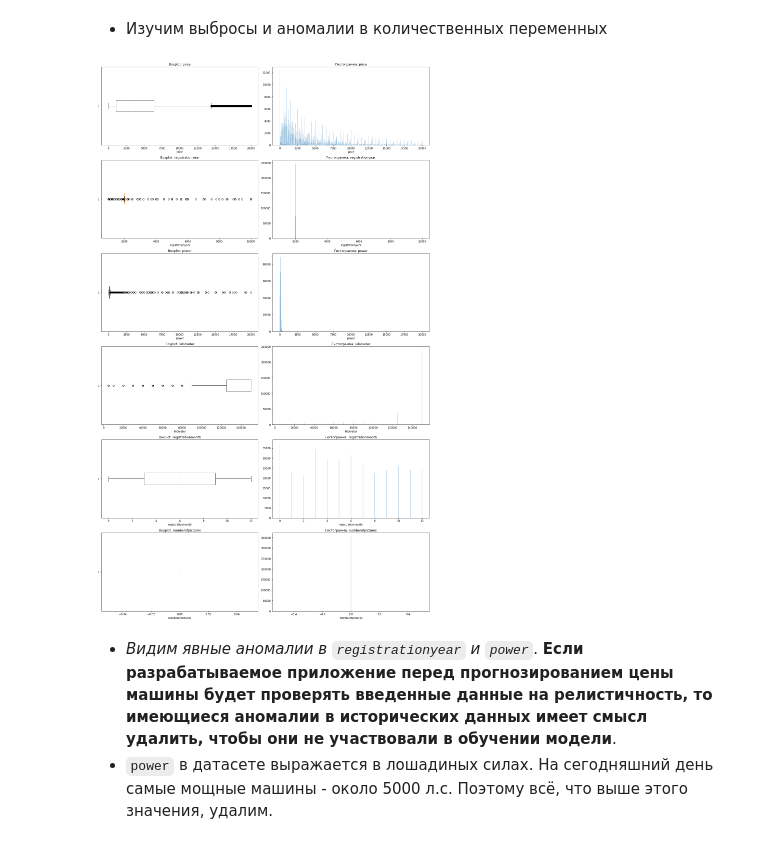
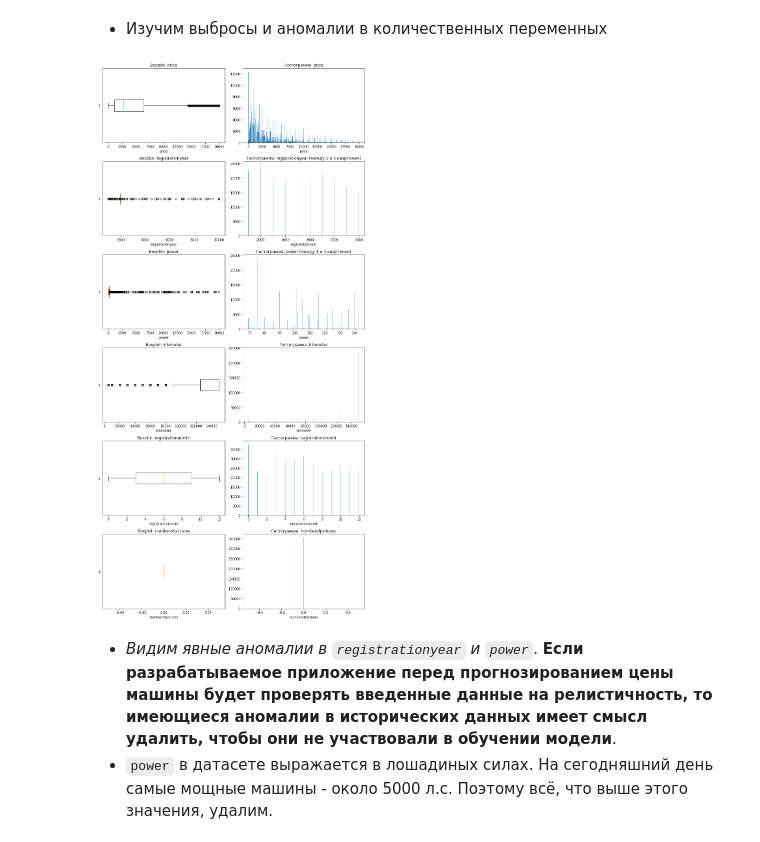
Before and after one commit to YuliyaKotova/projects, a Jupyter notebook: car_price_predict/car_price_predict.ipynb, the cells around one changed output. Saved outputs shown, nothing was run; the diff lists cells and outputs as text; code cells hidden in the pictures.

```diff
--- a/car_price_predict/car_price_predict.ipynb
+++ b/car_price_predict/car_price_predict.ipynb
@@ -260,7 +260,7 @@ print('Длина датасета после удаления строк-дуб
 # %%
 def fun_ax(ax, plot, x, y=None, title=None,
            x_label=None, y_label=None,
-           color=None):
+           color=None, x_range=None):
     """ функция для рисования plt.subplots
 
     параметры:
@@ -272,6 +272,7 @@ def fun_ax(ax, plot, x, y=None, title=None,
      - название для оси Х
      - название для оси Y
      - цвет
+     - x_min, x_max - диапазон для оси X
     """
 
     # boxplot
@@ -281,7 +282,8 @@ def fun_ax(ax, plot, x, y=None, title=None,
     # гистограмма
     elif plot == 'hist':
         ax.hist(x, color=color, histtype='stepfilled',
-                bins=round(len(x) ** 0.5), rwidth=0.05, alpha=0.5)
+                bins=round(len(x) ** 0.5),
+                range=x_range)
 
     # если bar
     elif plot == 'bar':
@@ -304,34 +306,42 @@ def fun_ax(ax, plot, x, y=None, title=None,
 # %% [markdown]
 - Изучим выбросы и аномалии в количественных переменных
 # %%
-fig = plt.figure(figsize=(18,30))
+fig = plt.figure(figsize=(12,24))
 
 # index строки, в которой будет отображаться текущий график
 ind=0
 # идем по всем количественным переменным, кроме postalcode (почтового индекса)
 for col in [c for c in autos.columns if (('int' in autos[c].dtype.name) | ('float' in autos[c].dtype.name)) \
            and (c != 'postalcode')]:
 
     # создаем subplot
     ax = plt.subplot2grid((6,2), (ind,0))
     # рисуем boxplot
     fun_ax(ax, 'box', autos[col],
            title='Boxplot: ' + col,
            x_label=col)
 
     # создаем subplot
     ax = plt.subplot2grid((6,2), (ind,1))
     # рисуем hist
-    fun_ax(ax, 'hist', autos[col],
-             title='Гистограмма: ' + col,
-             x_label=col)
+    if col in ('power', 'registrationyear'):
+        # используем квартили для min и max
+        fun_ax(ax, 'hist', autos[col],
+               title='Гистограмма: ' + col + ' (между 1 и 3 квартилем)',
+               x_label=col,
+               x_range=(autos[col].quantile(0.25),
+                        autos[col].quantile(0.75)))
+    else:
+        fun_ax(ax, 'hist', autos[col],
+               title='Гистограмма: ' + col,
+               x_label=col)
 
     # увеличиваем индекс строки
     ind += 1
 
 fig.tight_layout()
 # %% [output]
-[figure, old version]
+[figure, new version]
 # %% [markdown]
 - *Видим явные аномалии в `registrationyear` и `power`*. **Если разрабатываемое приложение перед прогнозированием цены машины будет проверять введенные данные на релистичность, то имеющиеся аномалии в исторических данных имеет смысл удалить, чтобы они не участвовали в обучении модели**.
 - `power` в датасете выражается в лошадиных силах. На сегодняшний день самые мощные машины - около 5000 л.с. Поэтому всё, что выше этого значения, удалим.
```
Also changed, not shown: parts of 19 cells of this notebook.
